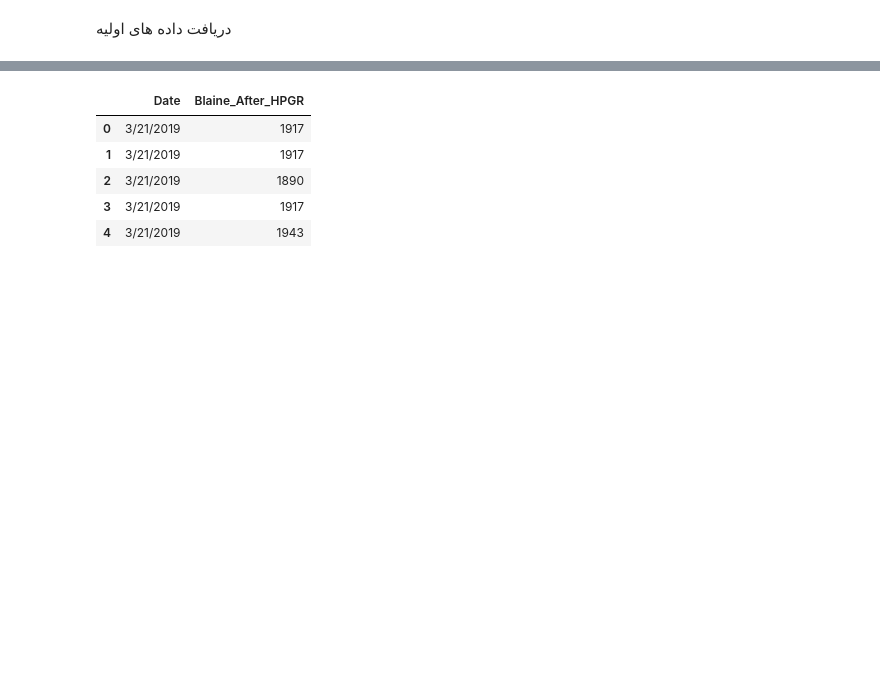
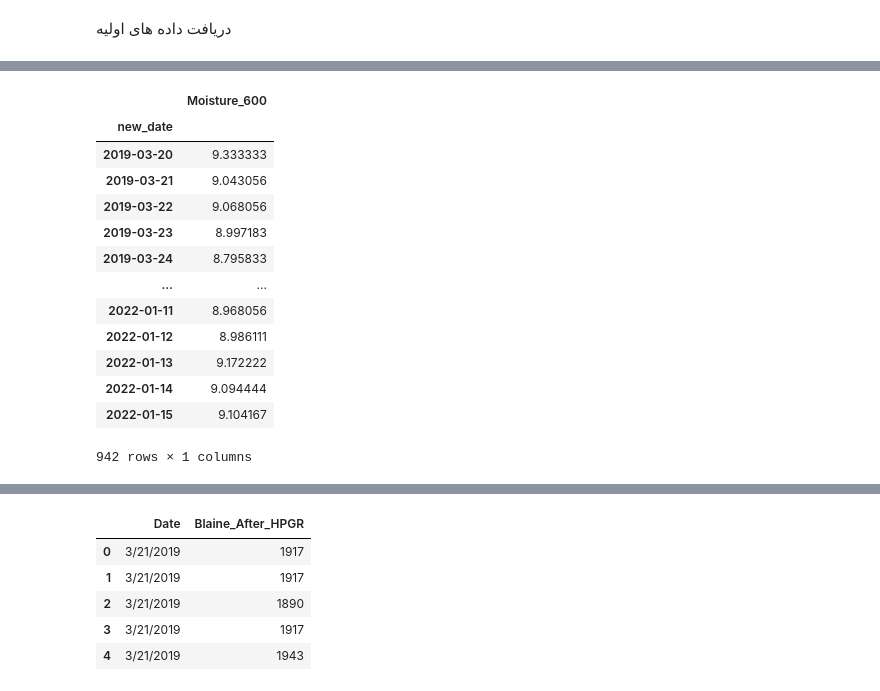
Before and after one commit to heidaralavi/Gas-Prj, a Jupyter notebook: Gas_Prj.ipynb, the cells around one changed output, grey strips where cells are left out. Cells and saved outputs as stored; diff of their text form; code cells hidden in the pictures; blank space fills up the shorter version.

```diff
--- a/Gas_Prj.ipynb
+++ b/Gas_Prj.ipynb
@@ -17,0 +18,25 @@ df1.head()
+# %%
+df1.insert(loc=0, column='new_date', value=df1['Date']+' '+df1['Time'])
+# %%
+from datetime import datetime, timedelta
+df1['new_date']=pd.to_datetime(df1['new_date'])
+df1['new_date']=df1['new_date']-timedelta( minutes=0, hours=7)
+df1['new_date']=df1['new_date'].dt.date
+df1.drop(['Date','Time','Disk_Number'],axis=1,inplace=True)
+df1=df1.groupby(['new_date']).mean()
+df1
+# %% [output]
+|  | Moisture_600 |
+| new_date |  |
+| 2019-03-20 | 9.333333 |
+| 2019-03-21 | 9.043056 |
+| 2019-03-22 | 9.068056 |
+| 2019-03-23 | 8.997183 |
+| 2019-03-24 | 8.795833 |
+| ... | ... |
+| 2022-01-11 | 8.968056 |
+| 2022-01-12 | 8.986111 |
+| 2022-01-13 | 9.172222 |
+| 2022-01-14 | 9.094444 |
+| 2022-01-15 | 9.104167 |
+942 rows × 1 columns
```
Also changed, not shown: parts of 5 cells of this notebook.
